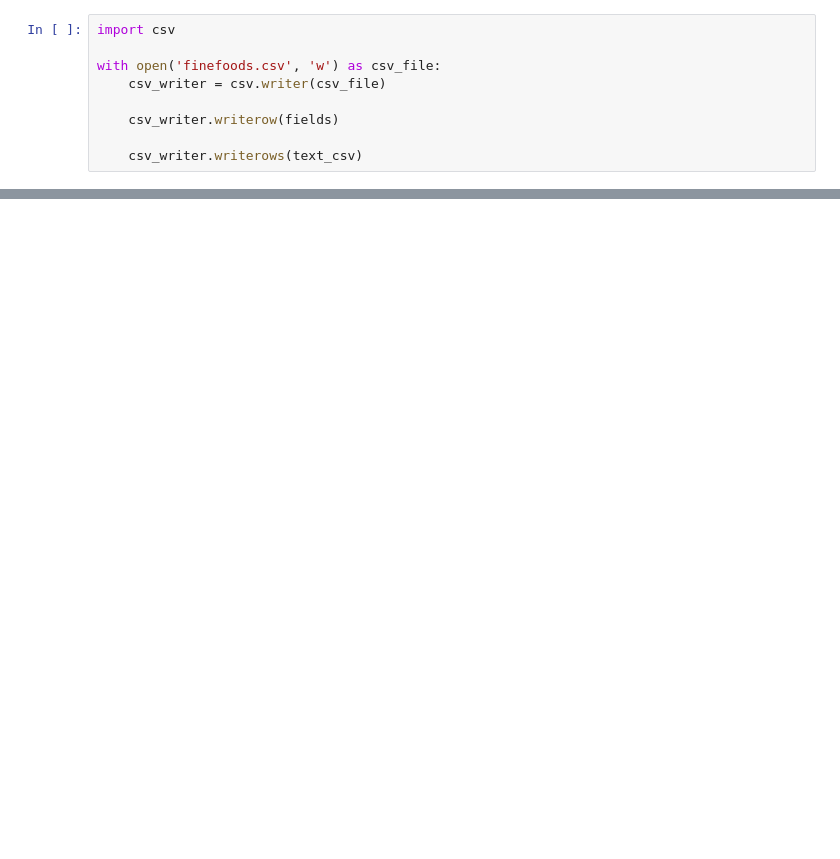
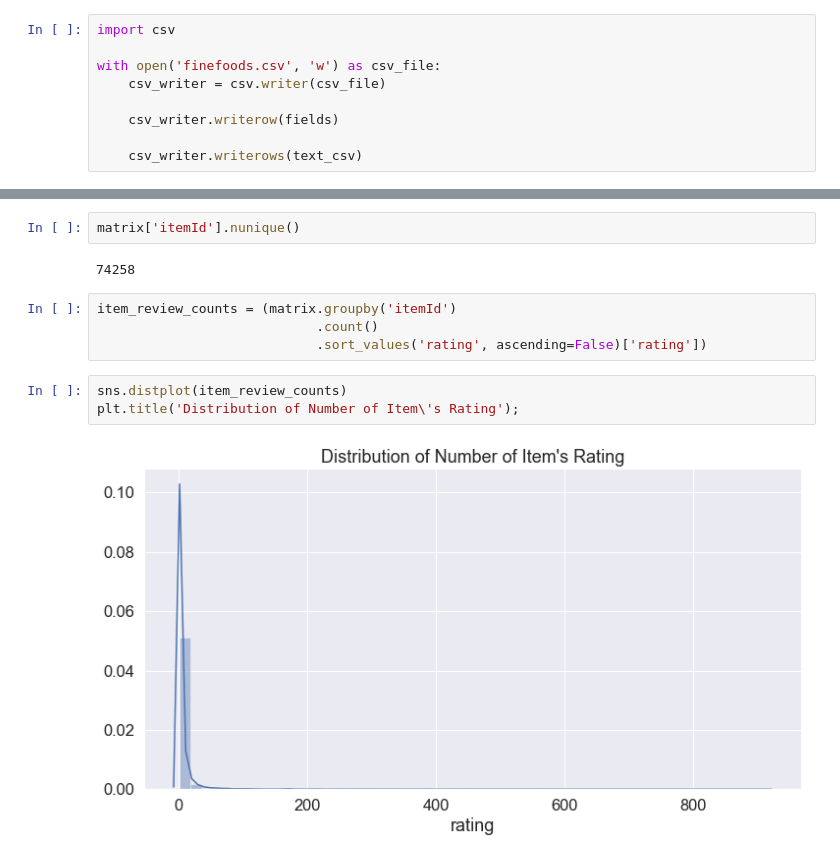
Before and after one commit to unit-00/amazon_fine_food, a Jupyter notebook: prototype.ipynb, the cells around one changed output, grey strips where cells are left out. Saved outputs shown, nothing was run; the diff lists cells and outputs as text; blank space fills up the shorter version.

```diff
--- a/prototype.ipynb
+++ b/prototype.ipynb
@@ -66,0 +107,13 @@ text
+# %%
+matrix['itemId'].nunique()
+# %% [output]
+74258
+# %%
+item_review_counts = (matrix.groupby('itemId')
+                            .count()
+                            .sort_values('rating', ascending=False)['rating'])
+# %%
+sns.distplot(item_review_counts)
+plt.title('Distribution of Number of Item\'s Rating');
+# %% [output]
+[figure, added]
```
Also changed, not shown: parts of 33 cells of this notebook.
